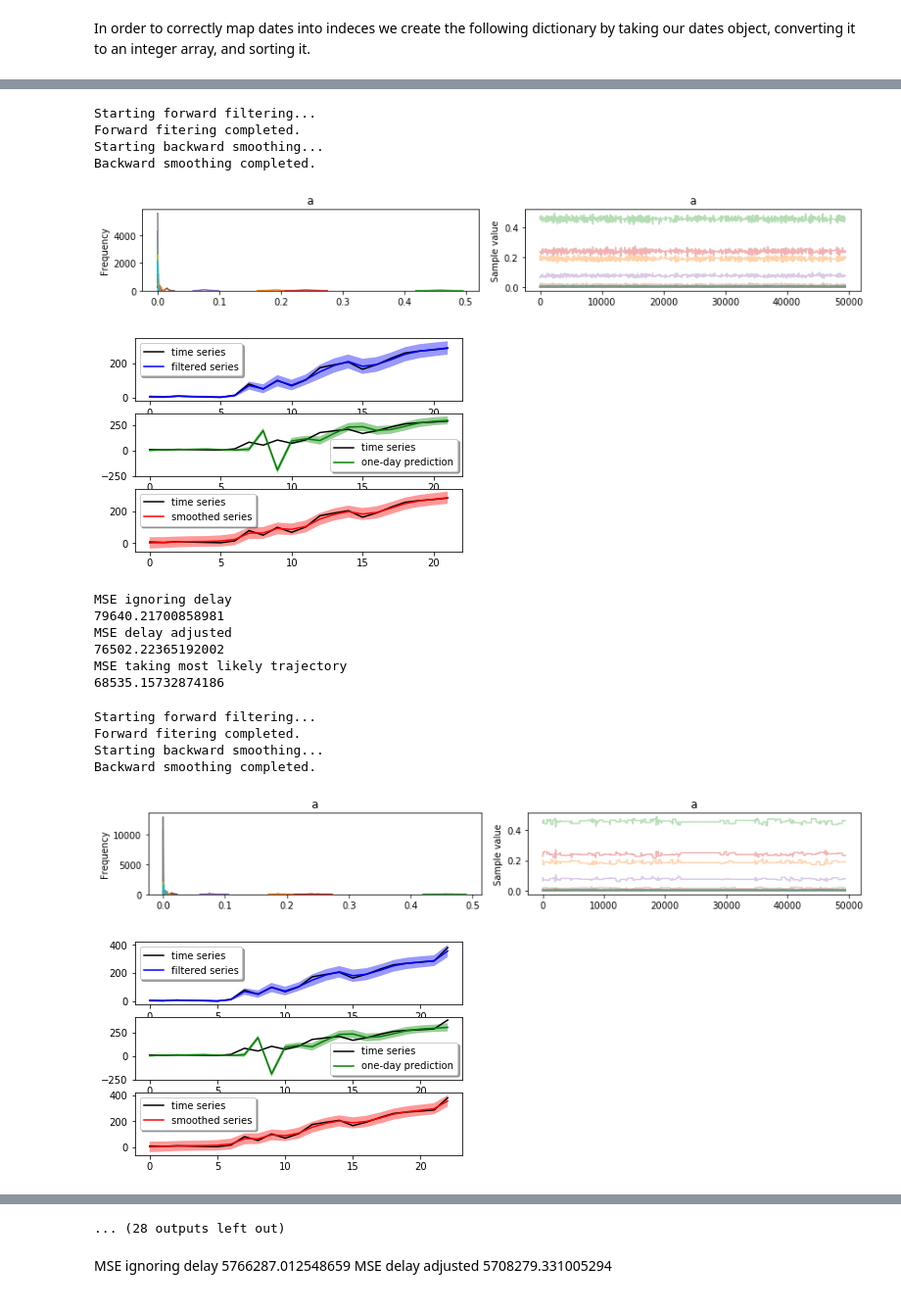
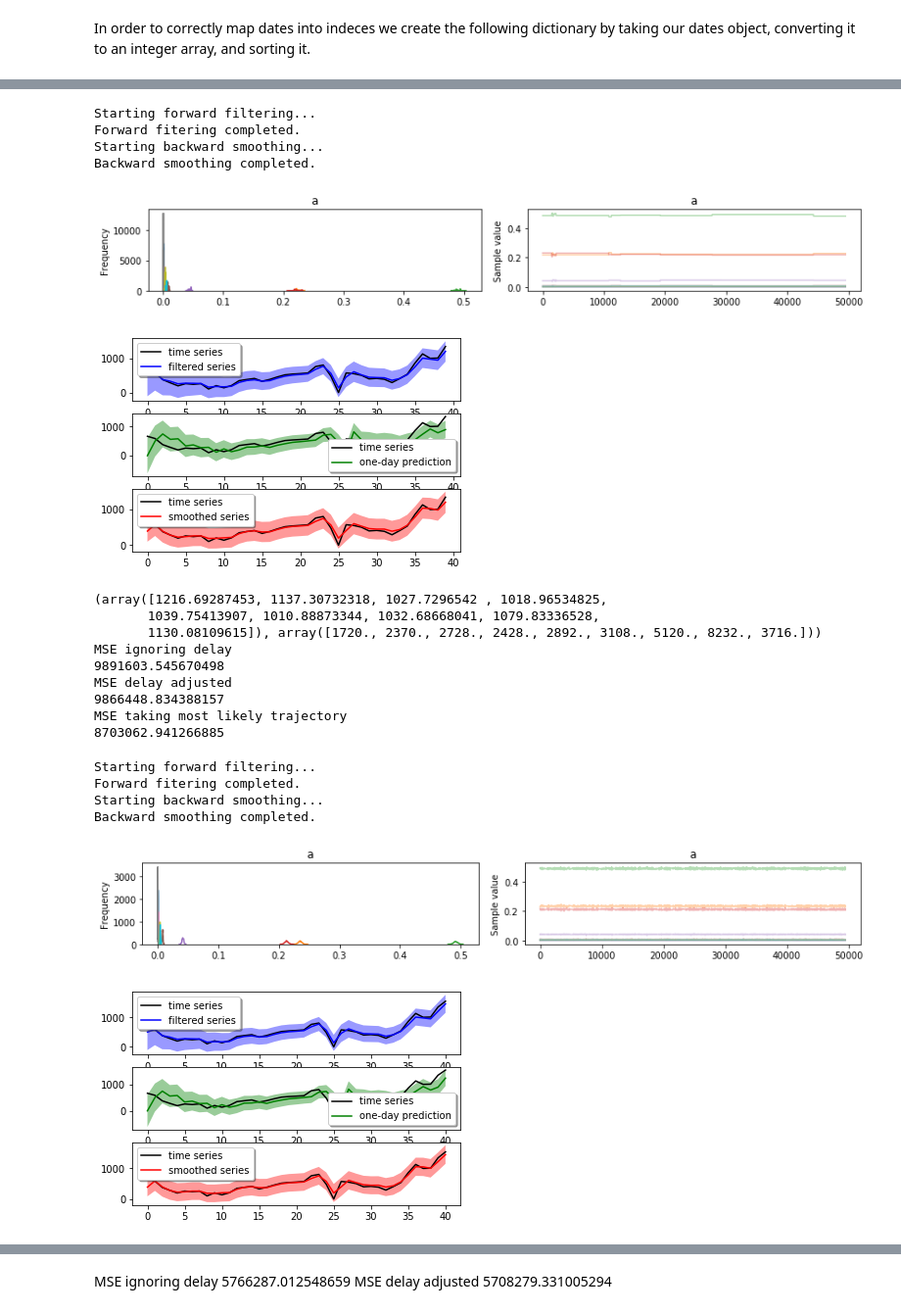
Before and after one commit to gcgibson/reporting_delay, a Jupyter notebook: delay.ipynb, the cells around one changed output, grey strips where cells are left out. Shown at 98% size. Saved outputs shown, nothing was run; the diff lists cells and outputs as text; code cells hidden in the pictures.

```diff
--- a/delay.ipynb
+++ b/delay.ipynb
@@ -361,0 +197,14 @@ print (n_t_inf.shape)
+# %%
+t_j = 50
+L = 10
+
+train_reporting_polygon = reporting_polygon[:t_j-L].tolist()
+
+offset = 0
+for i in range(t_j - L,t_j):
+    train_reporting_polygon.append(reporting_polygon[i][:D-offset].tolist())
+    offset+=1
+
+train_reporting_polygon = np.array(train_reporting_polygon).tolist()
+#print (train_reporting_polygon.shape)
+print (train_reporting_polygon)
@@ -362,20 +215,36 @@ print (n_t_inf.shape)
 # %%
 
-T = range(len(n_t_d)-10,len(n_t_d))
+
+total_mse_m1 = 0
+total_mse_m2 = 0
+total_mse_m3 = 0
+
+T = range(50,60)
+
 for tau in T:
 
+    t_j = tau
+    L = D = 10
 
-    train_n_t_d = n_t_d[:tau-D + 1]
-    train_n_t_inf = n_t_inf[:tau-D + 1]
+    train_reporting_polygon = reporting_polygon[:t_j-L].tolist()
+
+    offset = 0
+    for i in range(t_j - L,t_j):
+        train_reporting_polygon.append(reporting_polygon[i][:D-offset].tolist())
+        offset+=1
+
+    train_reporting_polygon = np.array(train_reporting_polygon).tolist()
+    #print (train_reporting_polygon.shape)
+
+
+
+
+    train_n_t_d = train_reporting_polygon[:t_j-L]
+    train_n_t_inf = np.array(train_reporting_polygon[:t_j-L]).sum(axis=1)
+
     #print (test_n_t_inf.shape)
-    count = D
-    for t_prime in range(len(train_n_t_d)-D,len(train_n_t_d)):
-        train_n_t_d[t_prime][count:] = 0
-        count -=1
-
-    test_n_t_d = n_t_d[tau- D + 1:tau ]
-    test_n_t_inf = n_t_inf[tau-D +1:tau ]
-
+    test_n_t_d = train_reporting_polygon[t_j-L:]
+    test_n_t_inf = np.sum(reporting_polygon[t_j-L + 1:t_j],axis=1)
 
     import numpy as np
     import pymc3 as pm
@@ -474,48 +343,53 @@ for tau in T:
     where_are_NaNs = np.isnan(weighted_trajectories)
     weighted_trajectories[where_are_NaNs] = 1e-50
     #print (weighted_trajectories)
     ###
     from sklearn.metrics import mean_squared_error
 
 
 
     max_indeces = np.argmax(weighted_trajectories,axis=1)
     max_point = []
     for i in range(len(max_indeces)):
         max_point.append(state_trajectories[i][max_indeces[i]])
 
-
+    print (np.average(state_trajectories,axis=1),test_n_t_inf)
     print "MSE ignoring delay"
     print (mean_squared_error(np.average(state_trajectories,axis=1),test_n_t_inf))
     total_mse_m1 += mean_squared_error(np.average(state_trajectories,axis=1),test_n_t_inf)
     print "MSE delay adjusted"
     print (mean_squared_error(np.average(state_trajectories,weights = weighted_trajectories,axis=1),test_n_t_inf))
     total_mse_m2 += mean_squared_error(np.average(state_trajectories,weights = weighted_trajectories,axis=1),test_n_t_inf)
     print "MSE taking most likely trajectory"
     print (mean_squared_error(max_point,test_n_t_inf))
-
+    total_mse_m3 += mean_squared_error(max_point,test_n_t_inf)
 
 print "--------------\n\n\n"
 print "MSE ignoring delay"
-print (total_mse_m1)
+print (total_mse_m1/len(T))
 print "MSE delay adjusted"
-print (total_mse_m2)
+print (total_mse_m2/len(T))
+print "MSE most likely trajectory"
+print (total_mse_m3/len(T))
 # %% [output]
 Starting forward filtering...
 Forward fitering completed.
 Starting backward smoothing...
 Backward smoothing completed.
-[figure, old version]
+[figure, new version]
-[figure, old version]
+[figure, new version]
+(array([1216.69287453, 1137.30732318, 1027.7296542 , 1018.96534825,
+       1039.75413907, 1010.88873344, 1032.68668041, 1079.83336528,
+       1130.08109615]), array([1720., 2370., 2728., 2428., 2892., 3108., 5120., 8232., 3716.]))
 MSE ignoring delay
-79640.21700858981
+9891603.545670498
 MSE delay adjusted
-76502.22365192002
+9866448.834388157
 MSE taking most likely trajectory
-68535.15732874186
+8703062.941266885
 Starting forward filtering...
 Forward fitering completed.
 Starting backward smoothing...
 Backward smoothing completed.
-[figure, old version]
+[figure, new version]
-[figure, old version]
+[figure, new version]
@@ -540,4 +405,3 @@ MSE taking most likely trajectory
-... (28 outputs left out)
 # %% [markdown]
 MSE ignoring delay
 5766287.012548659
```
Also changed, not shown: parts of 9 cells of this notebook.
